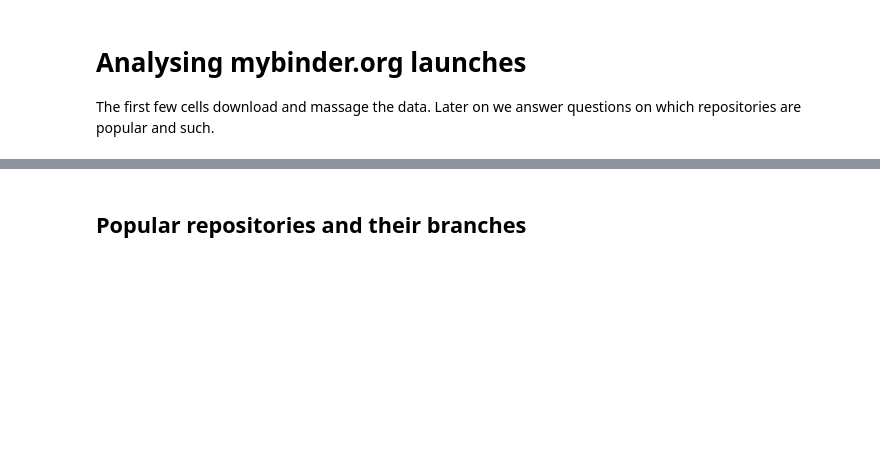
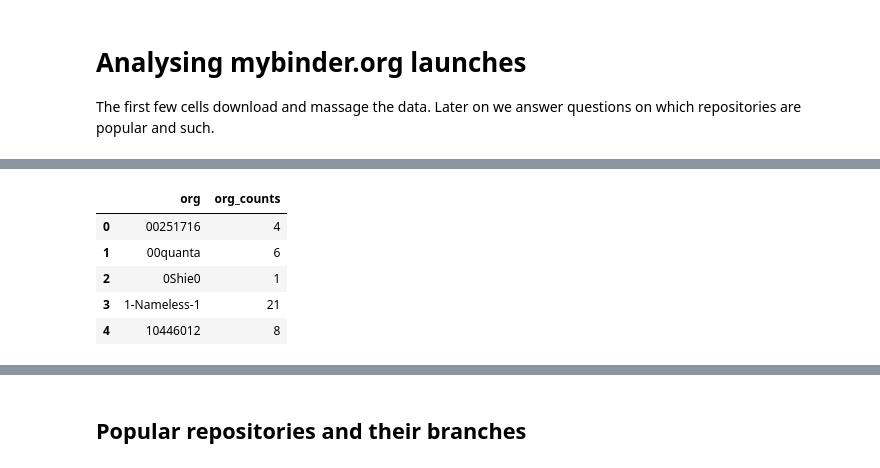
Before and after one commit to betatim/binderlyzer, a Jupyter notebook: binder-launches.ipynb, the cells around one changed output, grey strips where cells are left out. Cells and saved outputs as stored; diff of their text form; code cells hidden in the pictures; blank space fills up the shorter version.

```diff
--- a/binder-launches.ipynb
+++ b/binder-launches.ipynb
@@ -79,4 +79,17 @@ totals.head()
 | 2 | 00quanta/text | 5 |
 | 3 | 0Shie0/Study | 1 |
 | 4 | 1-Nameless-1/Lign167.git | 21 |
+# %%
+# add a nnew column showing total launches per org
+totals_per_org = (df.groupby(["org"])
+ .size()
+ .reset_index(name='org_counts'))
+totals_per_org.head()
+# %% [output]
+|  | org | org_counts |
+| 0 | 00251716 | 4 |
+| 1 | 00quanta | 6 |
+| 2 | 0Shie0 | 1 |
+| 3 | 1-Nameless-1 | 21 |
+| 4 | 10446012 | 8 |
 # %%
```
Also changed, not shown: parts of 10 cells of this notebook.
